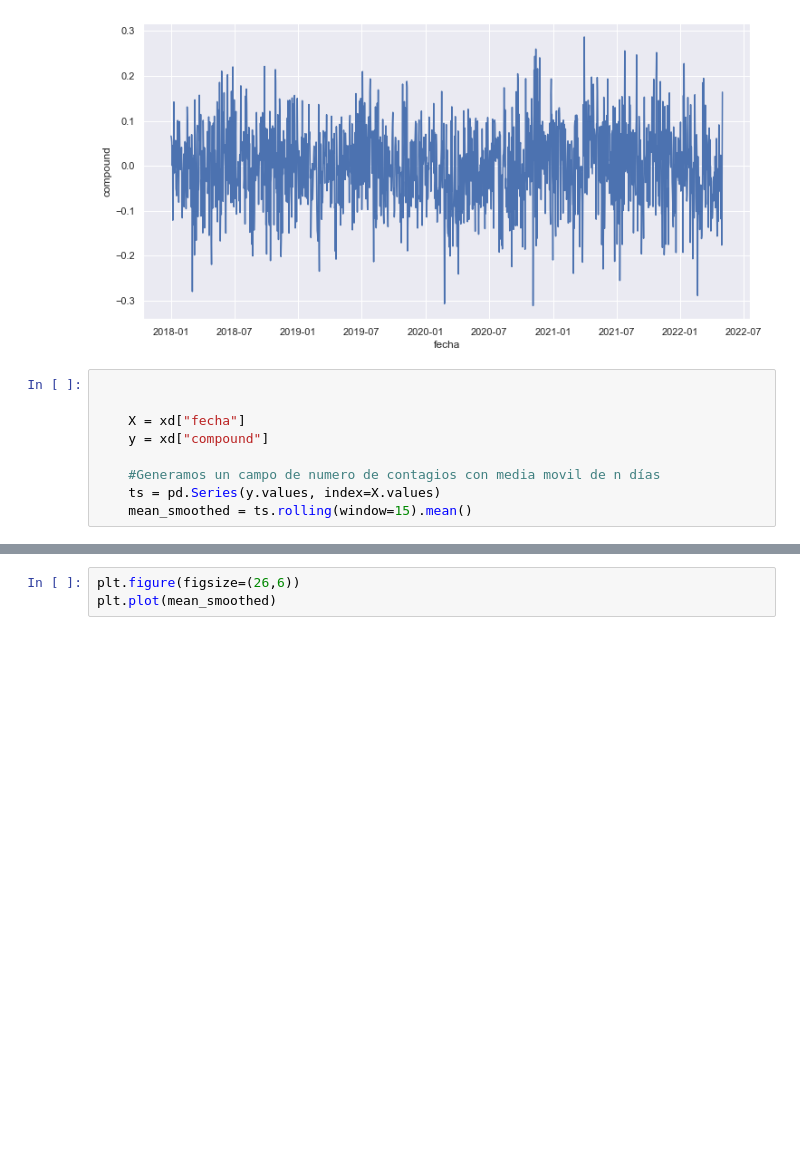
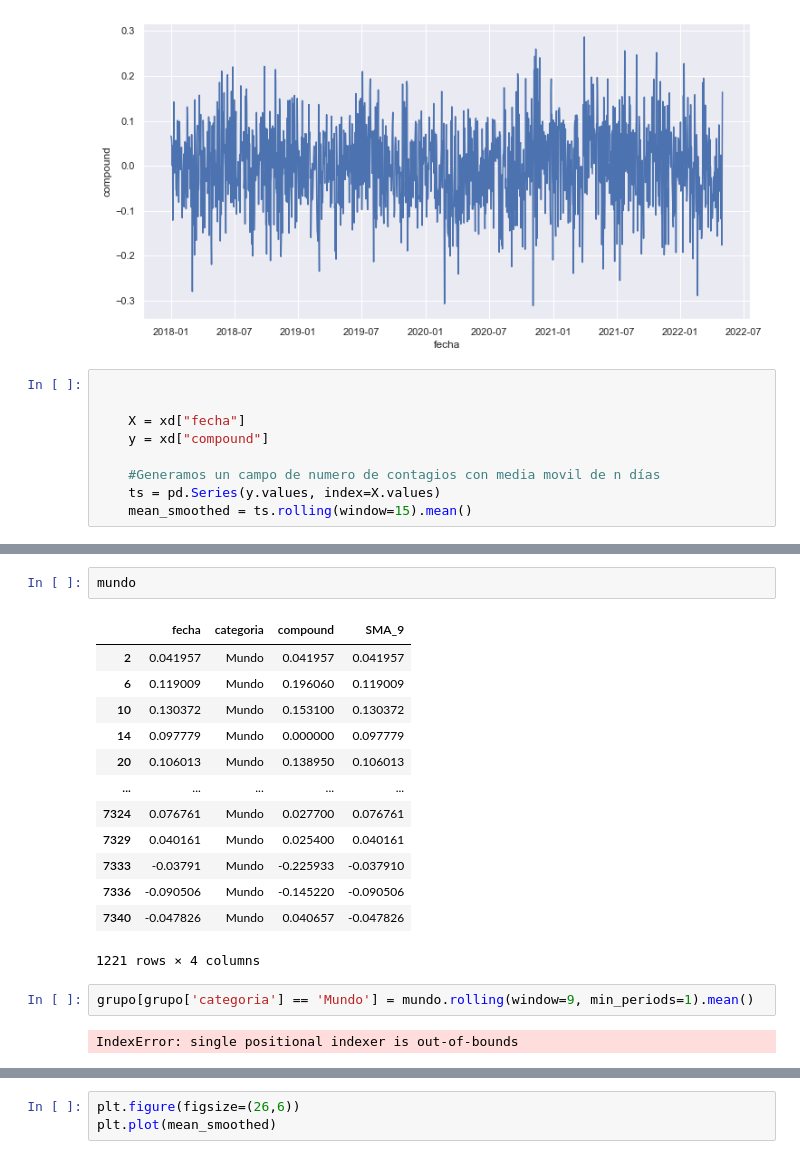
Before and after one commit to jesoto/Sentiment_and_news-Peru, a Jupyter notebook: thesis/Sentiment_Analysis_en.ipynb, the cells around one changed output, grey strips where cells are left out. Cells and saved outputs as stored; diff of their text form; blank space fills up the shorter version.

```diff
--- a/thesis/Sentiment_Analysis_en.ipynb
+++ b/thesis/Sentiment_Analysis_en.ipynb
@@ -960,0 +1063,20 @@ sns.lineplot(xd['fecha'], xd.compound)
+# %%
+mundo
+# %% [output]
+|  | fecha | categoria | compound | SMA_9 |
+| 2 | 0.041957 | Mundo | 0.041957 | 0.041957 |
+| 6 | 0.119009 | Mundo | 0.196060 | 0.119009 |
+| 10 | 0.130372 | Mundo | 0.153100 | 0.130372 |
+| 14 | 0.097779 | Mundo | 0.000000 | 0.097779 |
+| 20 | 0.106013 | Mundo | 0.138950 | 0.106013 |
+| ... | ... | ... | ... | ... |
+| 7324 | 0.076761 | Mundo | 0.027700 | 0.076761 |
+| 7329 | 0.040161 | Mundo | 0.025400 | 0.040161 |
+| 7333 | -0.03791 | Mundo | -0.225933 | -0.037910 |
+| 7336 | -0.090506 | Mundo | -0.145220 | -0.090506 |
+| 7340 | -0.047826 | Mundo | 0.040657 | -0.047826 |
+1221 rows × 4 columns
+# %%
+grupo[grupo['categoria'] == 'Mundo'] = mundo.rolling(window=9, min_periods=1).mean()
+# %% [output]
+IndexError: single positional indexer is out-of-bounds
```
Also changed, not shown: parts of 21 cells of this notebook.
